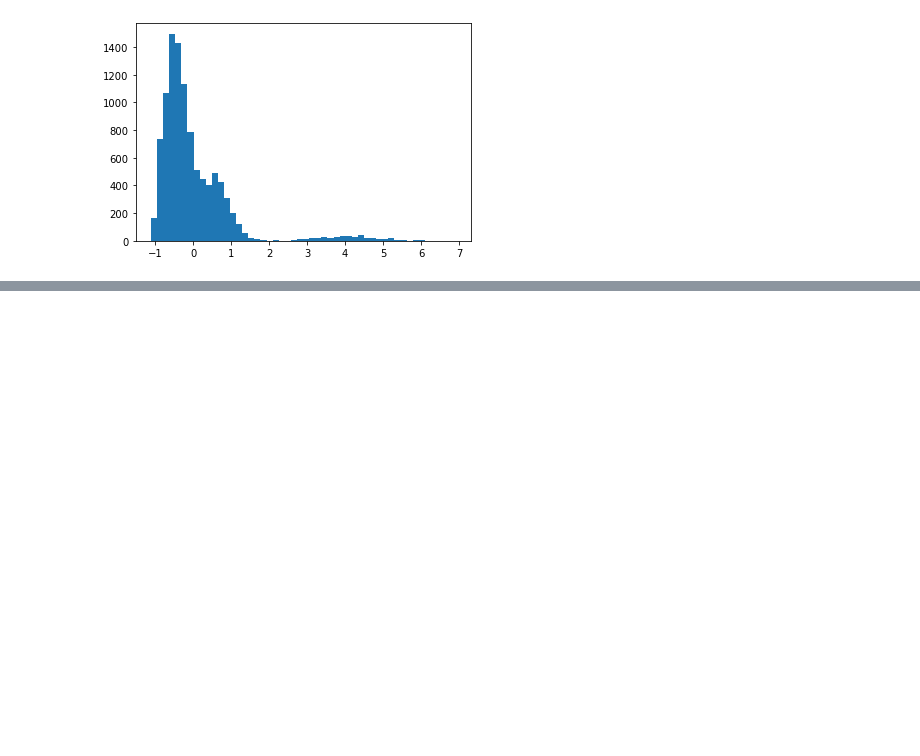
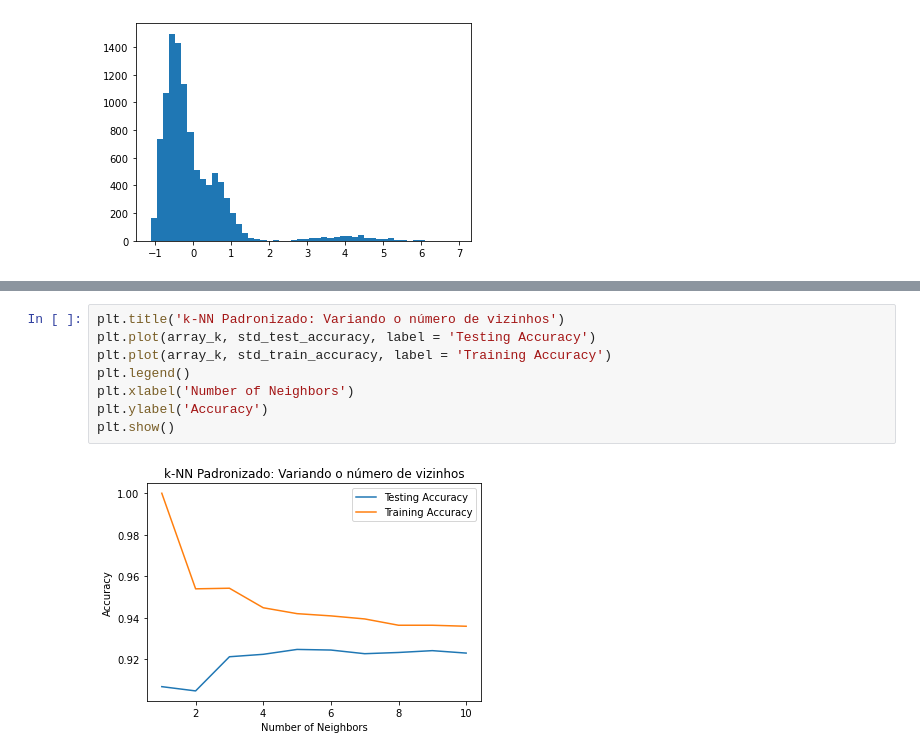
Before and after one commit to ruanfelipe7/machine_learning_activities, a Jupyter notebook: Trabalho1/Trabalho_01.ipynb, the cells around one changed output, grey strips where cells are left out. Saved outputs shown, nothing was run; the diff lists cells and outputs as text; blank space fills up the shorter version.

```diff
--- a/Trabalho1/Trabalho_01.ipynb
+++ b/Trabalho1/Trabalho_01.ipynb
@@ -180,0 +185,10 @@ Acurácia std: 0.92389
+# %%
+plt.title('k-NN Padronizado: Variando o número de vizinhos')
+plt.plot(array_k, std_test_accuracy, label = 'Testing Accuracy')
+plt.plot(array_k, std_train_accuracy, label = 'Training Accuracy')
+plt.legend()
+plt.xlabel('Number of Neighbors')
+plt.ylabel('Accuracy')
+plt.show()
+# %% [output]
+[figure, added]
```
Also changed, not shown: parts of 5 cells of this notebook.
